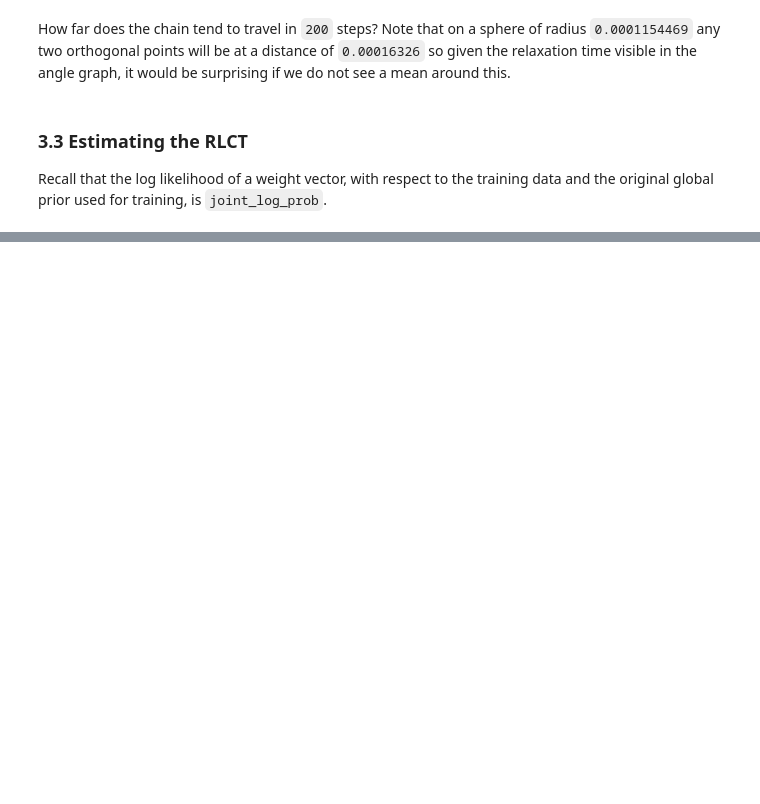
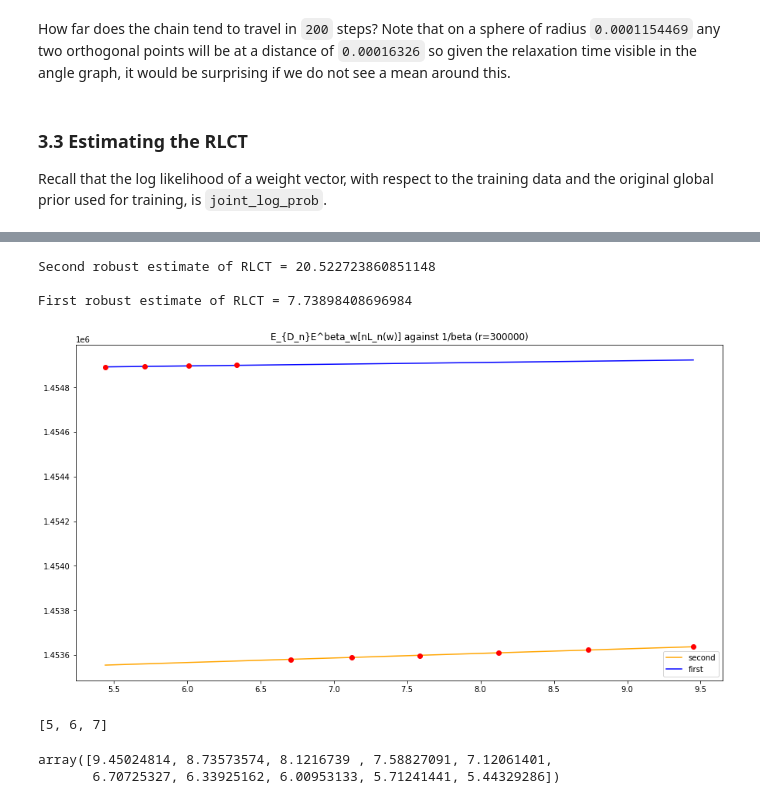
Before and after one commit to suswei/RLCT, a Jupyter notebook: notebooks/MCMC-Symmetry.ipynb, the cells around one changed output, grey strips where cells are left out. Saved outputs shown, nothing was run; the diff lists cells and outputs as text; code cells hidden in the pictures; blank space fills up the shorter version.

```diff
--- a/notebooks/MCMC-Symmetry.ipynb
+++ b/notebooks/MCMC-Symmetry.ipynb
@@ -842,0 +913,50 @@ if( len(mc_chains) > 1 ):
+# %%
+#### Modified for multiple components
+
+if( len(mc_chains) > 1 ):
+  plt.figure()
+  plt.title("E_{D_n}E^beta_w[nL_n(w)] against 1/beta (r=" + str(r) + ")")
+  plt.errorbar(x=1/betas, y=estimates, fmt='ro')
+
+  # robust ls fit
+  sub_betas = betas[:6]
+  sub_estimates = estimates[:6]
+
+  regr = ElasticNet(random_state=0, fit_intercept=True, alpha=0.1)
+  regr.fit((1 / sub_betas).reshape(len(sub_betas), 1), sub_estimates)
+  b_robust = regr.intercept_
+  m_robust = regr.coef_[0]
+  print("\nSecond robust estimate of RLCT = " + str(m_robust))
+
+  plt.plot(1/betas, [m_robust * x + b_robust for x in 1/betas], label='second', color='orange')
+
+  # robust ls fit
+  sub_betas = betas[6:]
+  sub_estimates = estimates[6:]
+
+  regr = ElasticNet(random_state=0, fit_intercept=True, alpha=0.1)
+  regr.fit((1 / sub_betas).reshape(len(sub_betas), 1), sub_estimates)
+  b_robust = regr.intercept_
+  m_robust = regr.coef_[0]
+  print("\nFirst robust estimate of RLCT = " + str(m_robust))
+
+  plt.plot(1/betas, [m_robust * x + b_robust for x in 1/betas], label='first', color='blue')
+
+  plt.legend(loc='best')
+
+  plt.show()
+# %% [output]
+Second robust estimate of RLCT = 20.522723860851148
+
+First robust estimate of RLCT = 7.73898408696984
+[figure, added]
+# %%
+l = [1,2,3,4,5,6,7]
+print(l[4:])
+# %% [output]
+[5, 6, 7]
+# %%
+1/betas
+# %% [output]
+array([9.45024814, 8.73573574, 8.1216739 , 7.58827091, 7.12061401,
+       6.70725327, 6.33925162, 6.00953133, 5.71241441, 5.44329286])
```
Also changed, not shown: parts of 9 cells of this notebook.
